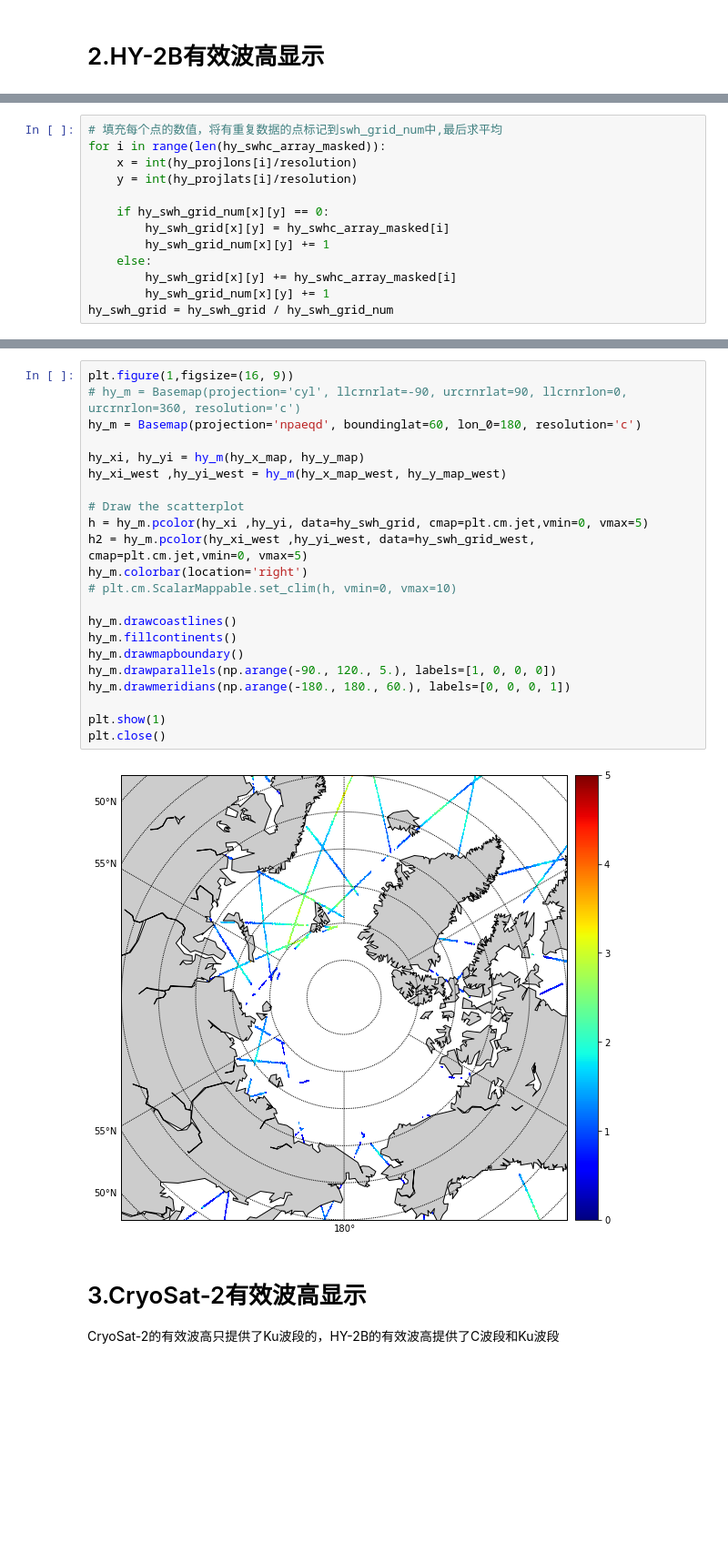
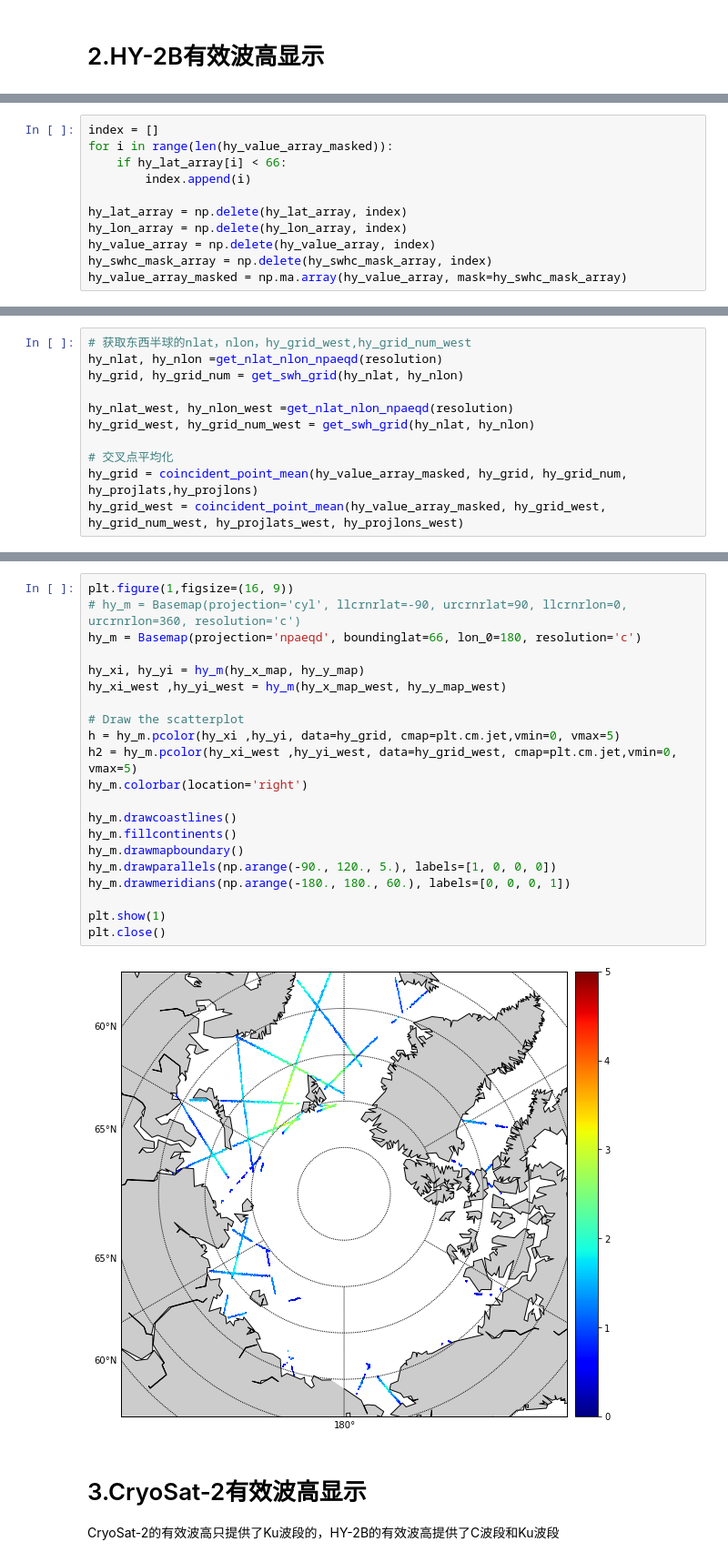
Before and after one commit to LittlematchLM/remote_sensing, a Jupyter notebook: plot_swh_icesat2_npaeqd.ipynb, the cells around one changed output, grey strips where cells are left out. Shown at 91% size. Drawn from its saved outputs; the diff is of its cells as text; blank space fills up the shorter version.

```diff
--- a/plot_swh_icesat2_npaeqd.ipynb
+++ b/plot_swh_icesat2_npaeqd.ipynb
@@ -179,13 +155,11 @@ hy_swh_grid_num.shape
-# %%
-# 填充每个点的数值，将有重复数据的点标记到swh_grid_num中,最后求平均
-for i in range(len(hy_swhc_array_masked)):
-    x = int(hy_projlons[i]/resolution)
-    y = int(hy_projlats[i]/resolution)
-
-    if hy_swh_grid_num[x][y] == 0:
-        hy_swh_grid[x][y] = hy_swhc_array_masked[i]
-        hy_swh_grid_num[x][y] += 1
-    else:
-        hy_swh_grid[x][y] += hy_swhc_array_masked[i]
-        hy_swh_grid_num[x][y] += 1
-hy_swh_grid = hy_swh_grid / hy_swh_grid_num
+# %%
+index = []
+for i in range(len(hy_value_array_masked)):
+    if hy_lat_array[i] < 66:
+        index.append(i)
+
+hy_lat_array = np.delete(hy_lat_array, index)
+hy_lon_array = np.delete(hy_lon_array, index)
+hy_value_array = np.delete(hy_value_array, index)
+hy_swhc_mask_array = np.delete(hy_swhc_mask_array, index)
+hy_value_array_masked = np.ma.array(hy_value_array, mask=hy_swhc_mask_array)
@@ -192,3 +172,14 @@ hy_swh_grid = hy_swh_grid / hy_swh_grid_num
+# %%
+# 获取东西半球的nlat，nlon，hy_grid_west,hy_grid_num_west
+hy_nlat, hy_nlon =get_nlat_nlon_npaeqd(resolution)
+hy_grid, hy_grid_num = get_swh_grid(hy_nlat, hy_nlon)
+
+hy_nlat_west, hy_nlon_west =get_nlat_nlon_npaeqd(resolution)
+hy_grid_west, hy_grid_num_west = get_swh_grid(hy_nlat, hy_nlon)
+
+# 交叉点平均化
+hy_grid = coincident_point_mean(hy_value_array_masked, hy_grid, hy_grid_num, hy_projlats,hy_projlons)
+hy_grid_west = coincident_point_mean(hy_value_array_masked, hy_grid_west, hy_grid_num_west, hy_projlats_west, hy_projlons_west)
 # %%
 # 校准y坐标
 hy_x = np.arange(hy_nlat)
@@ -245,27 +200,26 @@ hy_swh_grid_west[hy_half_lat:,]=np.nan
 # %%
 plt.figure(1,figsize=(16, 9))
 # hy_m = Basemap(projection='cyl', llcrnrlat=-90, urcrnrlat=90, llcrnrlon=0, urcrnrlon=360, resolution='c')
-hy_m = Basemap(projection='npaeqd', boundinglat=60, lon_0=180, resolution='c')
+hy_m = Basemap(projection='npaeqd', boundinglat=66, lon_0=180, resolution='c')
 
 hy_xi, hy_yi = hy_m(hy_x_map, hy_y_map)
 hy_xi_west ,hy_yi_west = hy_m(hy_x_map_west, hy_y_map_west)
 
 # Draw the scatterplot
-h = hy_m.pcolor(hy_xi ,hy_yi, data=hy_swh_grid, cmap=plt.cm.jet,vmin=0, vmax=5)
-h2 = hy_m.pcolor(hy_xi_west ,hy_yi_west, data=hy_swh_grid_west, cmap=plt.cm.jet,vmin=0, vmax=5)
+h = hy_m.pcolor(hy_xi ,hy_yi, data=hy_grid, cmap=plt.cm.jet,vmin=0, vmax=5)
+h2 = hy_m.pcolor(hy_xi_west ,hy_yi_west, data=hy_grid_west, cmap=plt.cm.jet,vmin=0, vmax=5)
 hy_m.colorbar(location='right')
-# plt.cm.ScalarMappable.set_clim(h, vmin=0, vmax=10)
 
 hy_m.drawcoastlines()
 hy_m.fillcontinents()
 hy_m.drawmapboundary()
 hy_m.drawparallels(np.arange(-90., 120., 5.), labels=[1, 0, 0, 0])
 hy_m.drawmeridians(np.arange(-180., 180., 60.), labels=[0, 0, 0, 1])
 
 plt.show(1)
 plt.close()
 # %% [output]
-[figure, old version]
+[figure, new version]
 # %% [markdown]
 # 3.CryoSat-2有效波高显示
 
```
Also changed, not shown: parts of 45 cells of this notebook, 2 other files.
